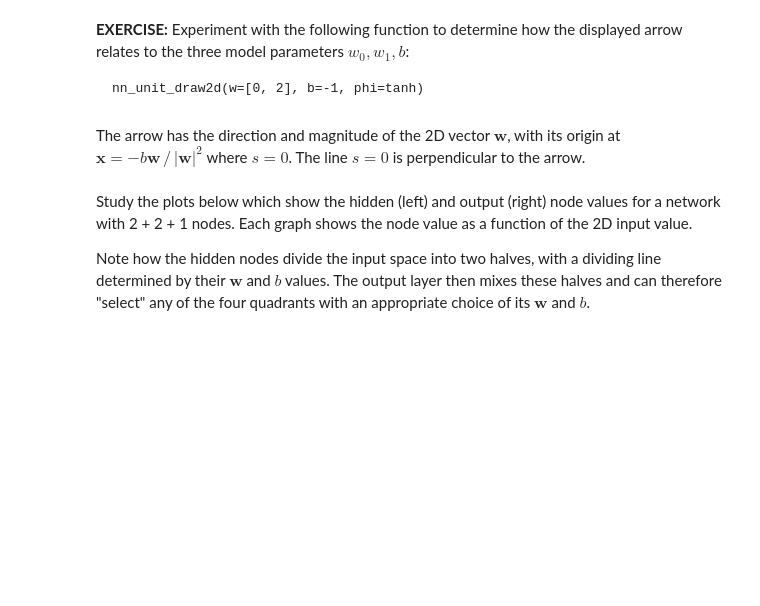
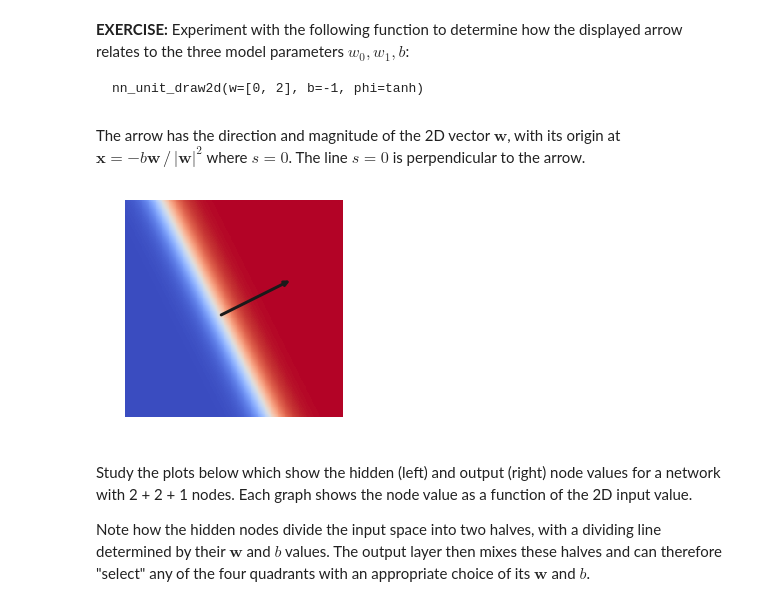
Before and after one commit to dkirkby/MachineLearningStatistics, a Jupyter notebook: notebooks/NeuralNetworks.ipynb, the cells around one changed output. Cells and saved outputs as stored; diff of their text form; code cells hidden in the pictures; blank space fills up the shorter version.

```diff
--- a/notebooks/NeuralNetworks.ipynb
+++ b/notebooks/NeuralNetworks.ipynb
@@ -225,3 +223,7 @@ The arrow has the direction and magnitude of the 2D vector $\mathbf{w}$, with it
+# %%
+nn_unit_draw2d(w=[2, 1], b=+1, phi=tanh)
+# %% [output]
+[figure, added]
 # %% [markdown]
 Study the plots below which show the hidden (left) and output (right) node values for a network with 2 + 2 + 1 nodes. Each graph shows the node value as a function of the 2D input value.
 
```
Also changed, not shown: parts of 1 cell of this notebook.
